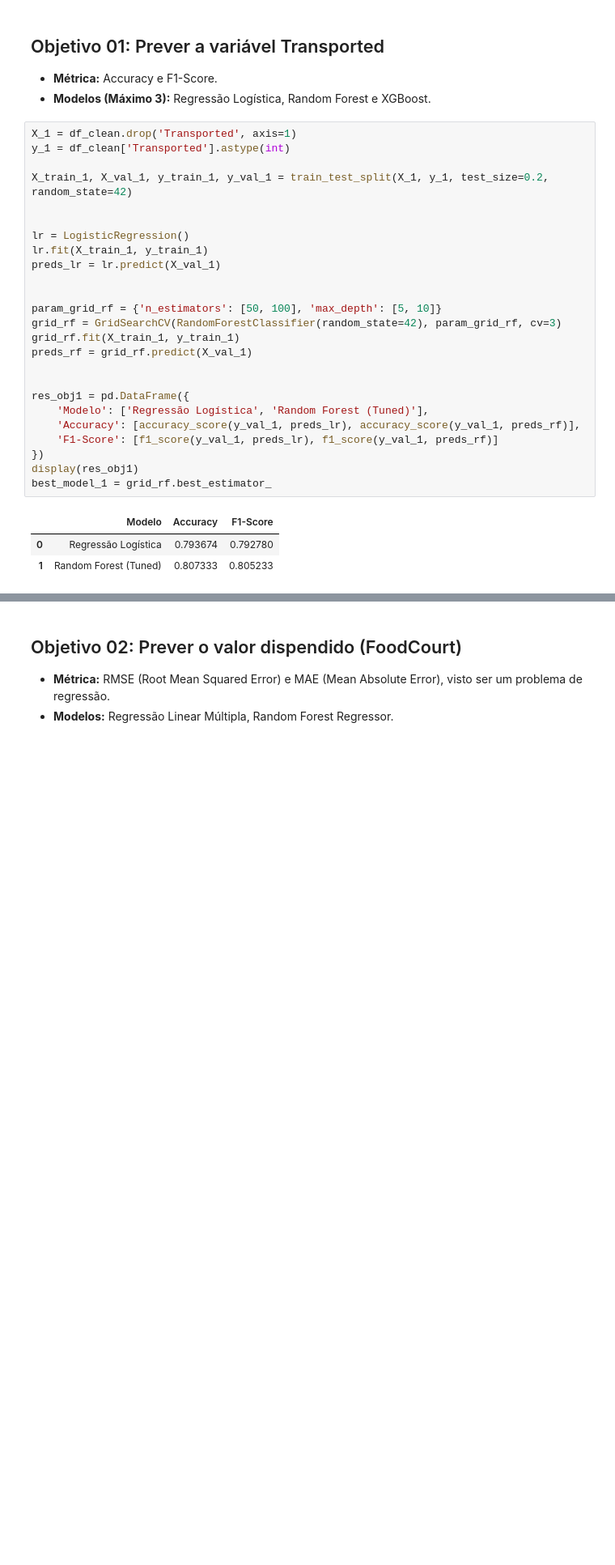
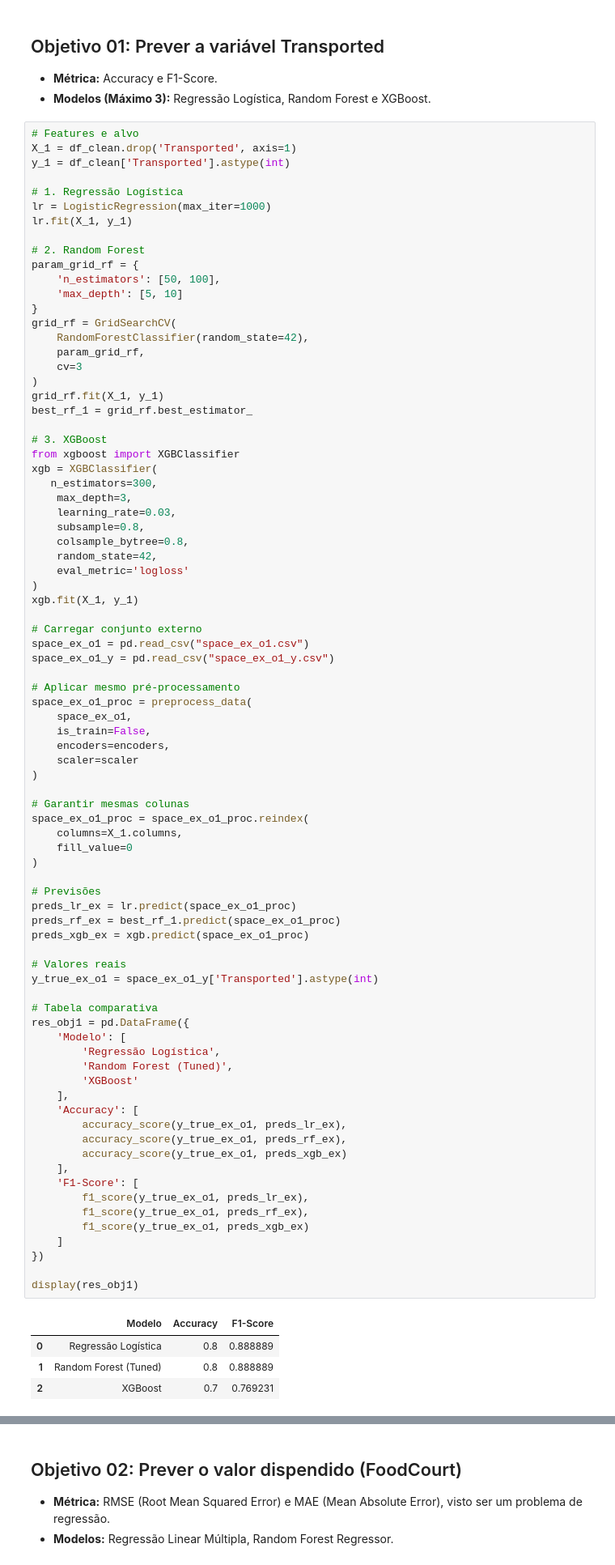
Before and after one commit to rapha918/Projeto_IAA, a Jupyter notebook: Projeto_IAA_GrupoAO.ipynb, the cells around one changed output, grey strips where cells are left out. Shown at 81% size. Drawn from its saved outputs; the diff is of its cells as text; blank space fills up the shorter version.

Commit message:
Objetivo 1 com xgboost e usar dataset x e y

```diff
--- a/Projeto_IAA_GrupoAO.ipynb
+++ b/Projeto_IAA_GrupoAO.ipynb
@@ -144,31 +164,88 @@ df_clean, encoders, scaler = preprocess_data(df)
 * **Métrica:** Accuracy e F1-Score.
 * **Modelos (Máximo 3):** Regressão Logística, Random Forest e XGBoost.
 # %%
+# Features e alvo
 X_1 = df_clean.drop('Transported', axis=1)
 y_1 = df_clean['Transported'].astype(int)
 
-X_train_1, X_val_1, y_train_1, y_val_1 = train_test_split(X_1, y_1, test_size=0.2, random_state=42)
+# 1. Regressão Logística
+lr = LogisticRegression(max_iter=1000)
+lr.fit(X_1, y_1)
 
+# 2. Random Forest
+param_grid_rf = {
+    'n_estimators': [50, 100],
+    'max_depth': [5, 10]
+}
+grid_rf = GridSearchCV(
+    RandomForestClassifier(random_state=42),
+    param_grid_rf,
+    cv=3
+)
+grid_rf.fit(X_1, y_1)
+best_rf_1 = grid_rf.best_estimator_
 
-lr = LogisticRegression()
-lr.fit(X_train_1, y_train_1)
-preds_lr = lr.predict(X_val_1)
+# 3. XGBoost
+from xgboost import XGBClassifier
+xgb = XGBClassifier(
+   n_estimators=300,
+    max_depth=3,
+    learning_rate=0.03,
+    subsample=0.8,
+    colsample_bytree=0.8,
+    random_state=42,
+    eval_metric='logloss'
+)
+xgb.fit(X_1, y_1)
 
+# Carregar conjunto externo
+space_ex_o1 = pd.read_csv("space_ex_o1.csv")
+space_ex_o1_y = pd.read_csv("space_ex_o1_y.csv")
 
-param_grid_rf = {'n_estimators': [50, 100], 'max_depth': [5, 10]}
-grid_rf = GridSearchCV(RandomForestClassifier(random_state=42), param_grid_rf, cv=3)
-grid_rf.fit(X_train_1, y_train_1)
-preds_rf = grid_rf.predict(X_val_1)
+# Aplicar mesmo pré-processamento
+space_ex_o1_proc = preprocess_data(
+    space_ex_o1,
+    is_train=False,
+    encoders=encoders,
+    scaler=scaler
+)
 
+# Garantir mesmas colunas
+space_ex_o1_proc = space_ex_o1_proc.reindex(
+    columns=X_1.columns,
+    fill_value=0
+)
 
+# Previsões
+preds_lr_ex = lr.predict(space_ex_o1_proc)
+preds_rf_ex = best_rf_1.predict(space_ex_o1_proc)
+preds_xgb_ex = xgb.predict(space_ex_o1_proc)
+
+# Valores reais
+y_true_ex_o1 = space_ex_o1_y['Transported'].astype(int)
+
+# Tabela comparativa
 res_obj1 = pd.DataFrame({
-    'Modelo': ['Regressão Logística', 'Random Forest (Tuned)'],
-    'Accuracy': [accuracy_score(y_val_1, preds_lr), accuracy_score(y_val_1, preds_rf)],
-    'F1-Score': [f1_score(y_val_1, preds_lr), f1_score(y_val_1, preds_rf)]
+    'Modelo': [
+        'Regressão Logística',
+        'Random Forest (Tuned)',
+        'XGBoost'
+    ],
+    'Accuracy': [
+        accuracy_score(y_true_ex_o1, preds_lr_ex),
+        accuracy_score(y_true_ex_o1, preds_rf_ex),
+        accuracy_score(y_true_ex_o1, preds_xgb_ex)
+    ],
+    'F1-Score': [
+        f1_score(y_true_ex_o1, preds_lr_ex),
+        f1_score(y_true_ex_o1, preds_rf_ex),
+        f1_score(y_true_ex_o1, preds_xgb_ex)
+    ]
 })
+
 display(res_obj1)
-best_model_1 = grid_rf.best_estimator_
 # %% [output]
 |  | Modelo | Accuracy | F1-Score |
-| 0 | Regressão Logística | 0.793674 | 0.792780 |
-| 1 | Random Forest (Tuned) | 0.807333 | 0.805233 |
+| 0 | Regressão Logística | 0.8 | 0.888889 |
+| 1 | Random Forest (Tuned) | 0.8 | 0.888889 |
+| 2 | XGBoost | 0.7 | 0.769231 |
```
Also changed, not shown: parts of 5 cells of this notebook.
